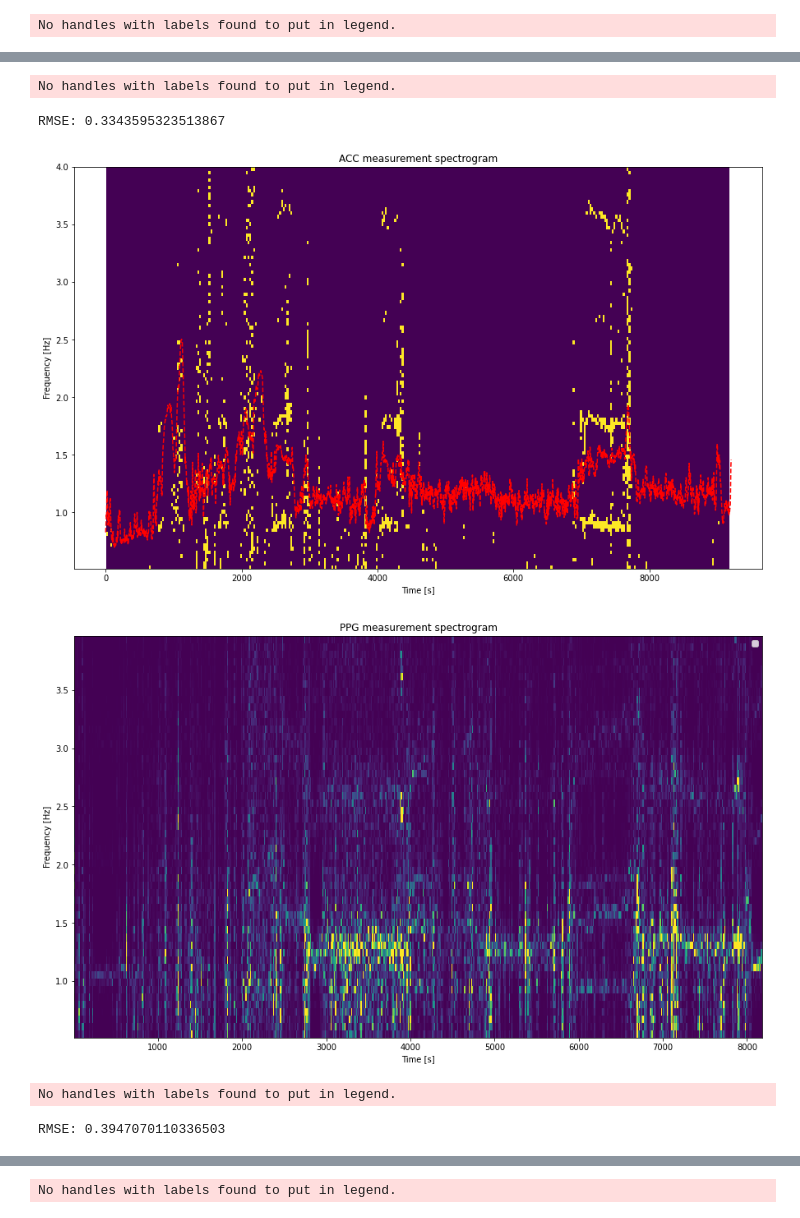
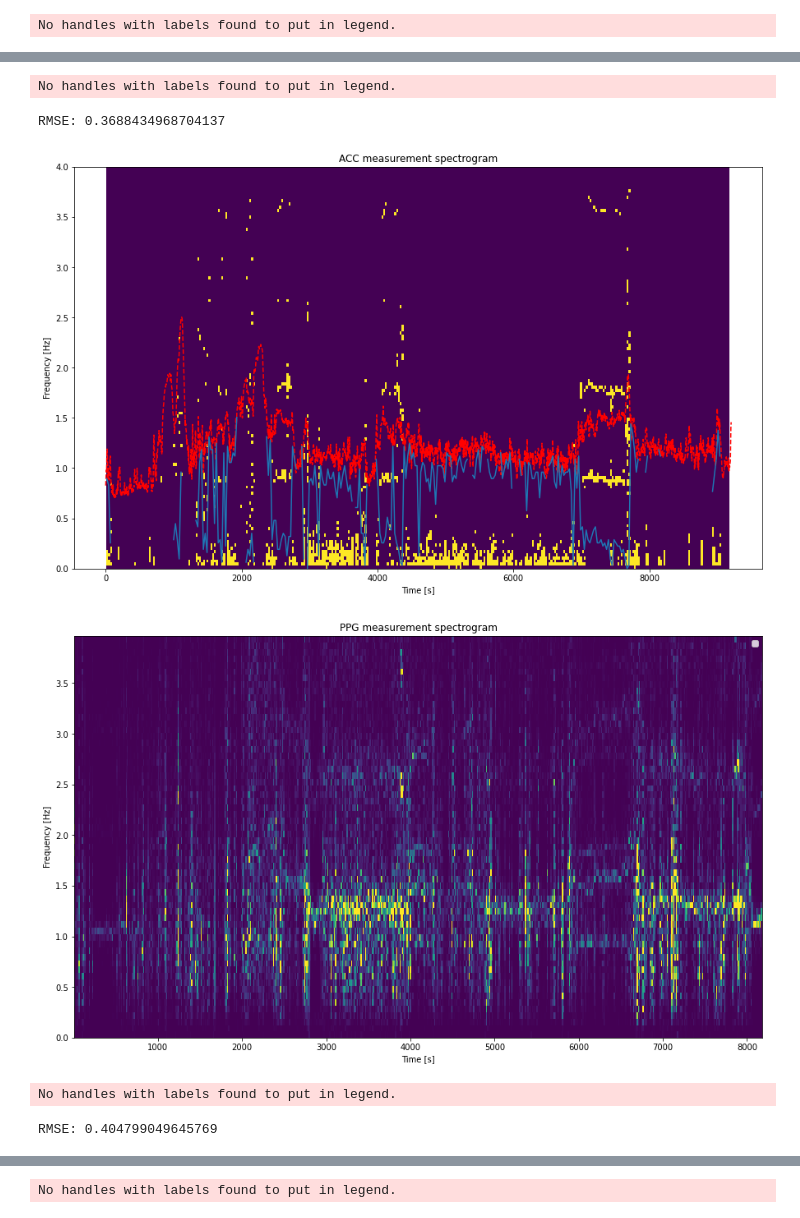
Before and after one commit to pennfranc/adm-ppg-analysis, a Jupyter notebook: data_analysis.ipynb, the cells around one changed output, grey strips where cells are left out. Saved outputs shown, nothing was run; the diff lists cells and outputs as text; code cells hidden in the pictures.

Commit message:
introduced distance to accelerometer freq functionality

```diff
--- a/data_analysis.ipynb
+++ b/data_analysis.ipynb
@@ -10,14 +10,3 @@ from data_loader import load_pickle, unpack_data
 datasets = []
 for i in range(1, 10):
     datasets.append(load_pickle(i))
-# %%
-def compute_distances(Sxx, f_acc, hr, default_val):
-    for t in range(Sxx.shape[1]):
-        # find hr_index that corresponds to a frequency in f_acc that is closest to hr[t]
-        # set radius to 0
-        while True:
-            # check radius above and below (respect boundaries though) hr_index to see if Sxx is equal to one at time t
-                # if yes, set distance[t] equal to radius and exit while loop
-                # if not, increase radius by one and
-            # check whether radius is above boundary above AND below
-                # if yes, set distance[t] to default_val
@@ -26,5 +13,28 @@ SyntaxError: invalid syntax (<ipython-input-98-b8a5e021d56d>, line 1)
+# %%
+def compute_distances(Sxx, f_acc, hr, default_val):
+    distances = []
+
+    for t in range(Sxx.shape[1]):
+
+        # check whether there is a relevant accelerometer frequency at time t
+        if sum(Sxx[:, t]) == 0:
+            distances.append(default_val)
+            continue
+
+        # find hr_index that corresponds to a frequency in f_acc that is closest to hr[t]
+        hr_index = np.searchsorted(f_acc, hr[t])
+
+        # find the distances of all relevant accelerometer freqs to the heart rate freq at time t
+        idx_distances_at_t = abs(np.where(Sxx[:, t] == 1)[0] - hr_index)
+        distances_at_t = idx_distances_at_t * (f_acc[1] - f_acc[0])
+
+        # save the minimum distance at time t
+        distances.append(min(distances_at_t))
+
+    return np.array(distances)
 # %%
 acc_threshold_percentile = 97
+distances_default_value = np.nan
 
 for dataset in datasets:
 
@@ -34,7 +44,7 @@ for dataset in datasets:
 
     hr_hz = hr / 60
     hr_timestamps = np.arange(0, len(hr) * 2, 2)
-    hr_interpolation = interpolate.interp1d(hr_timestamps, hr_hz)
+    hr_hz_interpolation = interpolate.interp1d(hr_timestamps, hr_hz)
 
     fs_ppg = 64
     fs_acc = 32
@@ -46,7 +56,7 @@ for dataset in datasets:
     f_acc, t_acc, Sxx_acc = signal.spectrogram(acc, fs_acc, nperseg=nperseg_ppg, noverlap=noverlap)
 
     ### keep only frequencies of interest
-    fmin = 0.5 # Hz
+    fmin = 0 # Hz
     fmax = 4 # Hz
     freq_slice_ppg = np.where((f_ppg >= fmin) & (f_ppg <= fmax))
     freq_slice_acc = np.where((f_acc >= fmin) & (f_acc <= fmax))
@@ -84,9 +94,10 @@ for dataset in datasets:
     plt.xlabel('Time [s]')
 
     ### plot distance metric
-    hr_acc_timestamps = hr_interpolation(t_acc)
-    distances = compute_distances(Sxx_acc_above_threshold, hr_acc_timestamps)
+    hr_hz_at_acc_timestamps = hr_hz_interpolation(t_acc)
+    distances = compute_distances(Sxx_acc_above_threshold, f_acc, hr_hz_at_acc_timestamps, distances_default_value)
+    plt.plot(t_acc, distances)
 
-    print('RMSE:', math.sqrt(mean_squared_error(hr_interpolation(t_ppg), ppg_estimate)))
+    print('RMSE:', math.sqrt(mean_squared_error(hr_hz_interpolation(t_ppg), ppg_estimate)))
 # %% [output]
 No handles with labels found to put in legend.
@@ -94,6 +105,6 @@ No handles with labels found to put in legend.
 No handles with labels found to put in legend.
-RMSE: 0.3343595323513867
+RMSE: 0.3688434968704137
-[figure, old version]
+[figure, new version]
-[figure, old version]
+[figure, new version]
 No handles with labels found to put in legend.
-RMSE: 0.3947070110336503
+RMSE: 0.404799049645769
```
Also changed, not shown: parts of 3 cells of this notebook.
